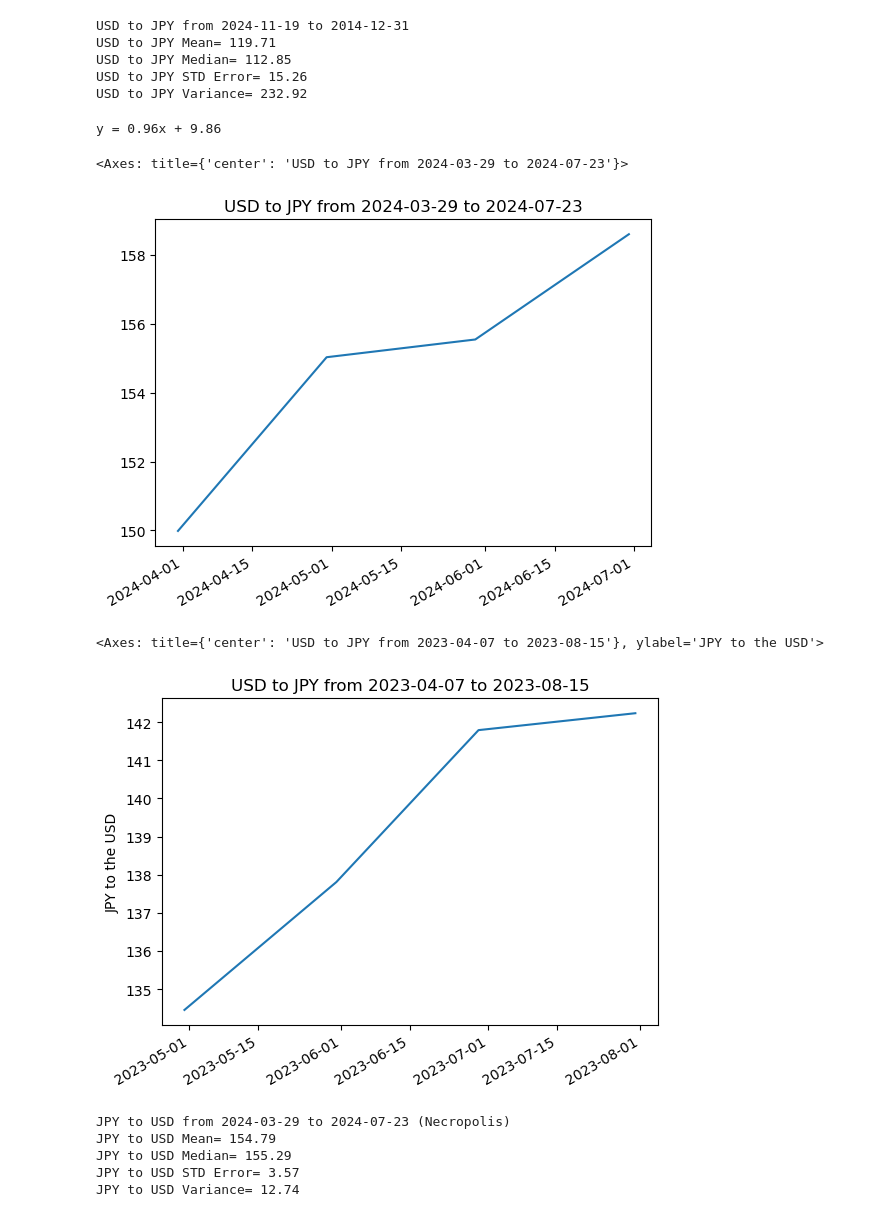
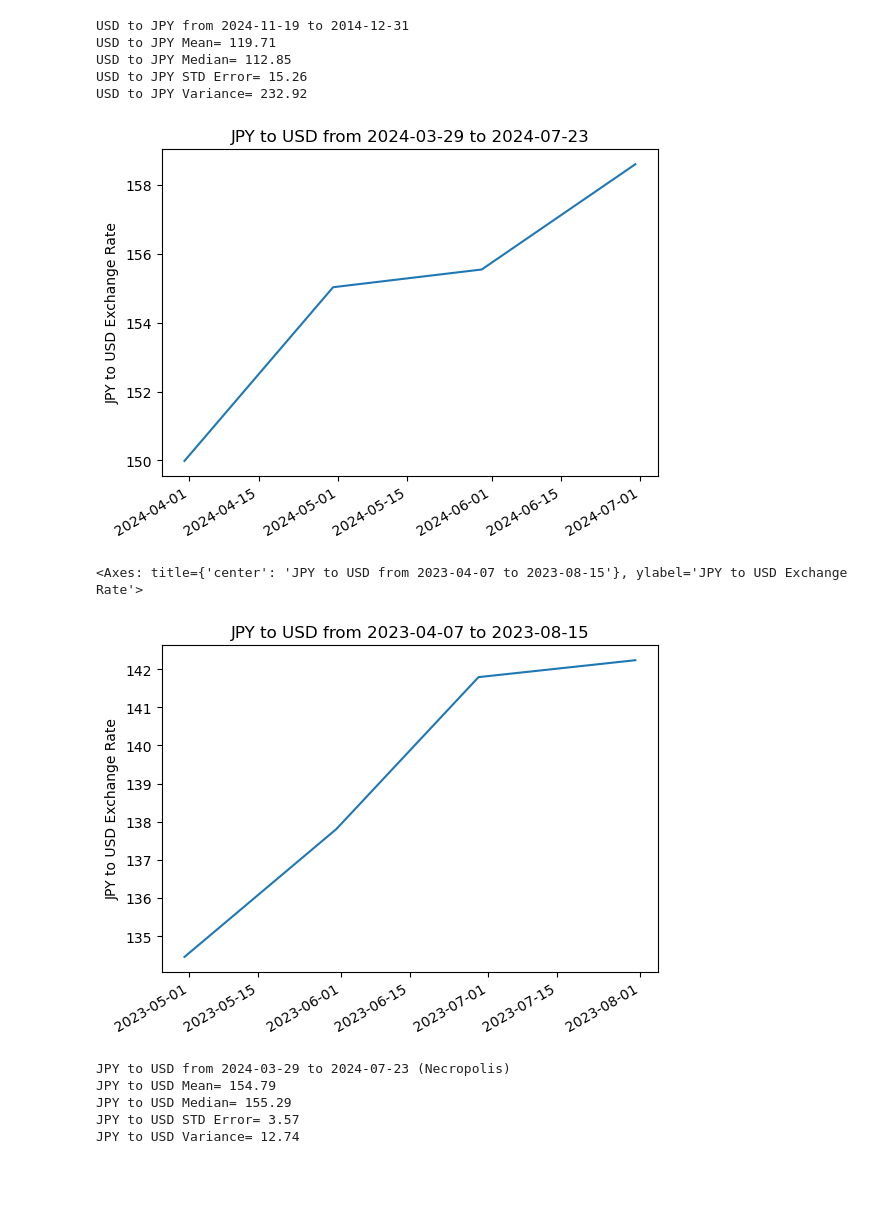
Before and after one commit to Brendan838/Path-of-Exile-Analysis, a Jupyter notebook: StockAPI.ipynb, the cells around one changed output. Cells and saved outputs as stored; diff of their text form; code cells hidden in the pictures; blank space fills up the shorter version.

```diff
--- a/StockAPI.ipynb
+++ b/StockAPI.ipynb
@@ -68,21 +68,17 @@ USD to JPY Variance= 232.92
 # %%
 # Make df for Necropolis League
 nec_start = pd.to_datetime("2024-03-29")
 nec_end = pd.to_datetime("2024-07-23")
 nec_time = clean_df[(clean_df.index <= nec_end) & (clean_df.index >= nec_start)]
 nec_time_daily = nec_time["Daily Average"]
 
 # Linear Regression for Necropolis League USD->JPY
-(slope, intercept, rvalue, pvalue, stderr) = linregress(nec_time["Open"], nec_time["Close"])
-nec_line_eq = f"y = {round(slope, 2)}x + {round(intercept, 2)}"
-print(nec_line_eq)
 nec_start_date = nec_start.date()
 nec_end_date = nec_end.date()
-nec_time_daily.plot(use_index=True, title= f"USD to JPY from {nec_start_date} to {nec_end_date}")
+nec_time_daily.plot(use_index=True, ylabel="JPY to USD Exchange Rate" , title= f"JPY to USD from {nec_start_date} to {nec_end_date}")
+plt.savefig("JPYtoUSDNecLine.jpg")
 # %% [output]
-y = 0.96x + 9.86
-<Axes: title={'center': 'USD to JPY from 2024-03-29 to 2024-07-23'}>
-[figure, old version]
+[figure, new version]
 # %%
 # Make df for Crucible League
 cru_start = pd.to_datetime("2023-04-07")
@@ -93,10 +89,10 @@ cru_time_daily = cru_time["Daily Average"]
 # Plot Crucible League USD->JPY
 cru_end_date = cru_end.date()
 cru_start_date = cru_start.date()
-cru_time_daily.plot(use_index=True, title= f"USD to JPY from {cru_start_date} to {cru_end_date}", ylabel= "JPY to the USD")
+cru_time_daily.plot(use_index=True, title= f"JPY to USD from {cru_start_date} to {cru_end_date}", ylabel= "JPY to USD Exchange Rate")
 # %% [output]
-<Axes: title={'center': 'USD to JPY from 2023-04-07 to 2023-08-15'}, ylabel='JPY to the USD'>
+<Axes: title={'center': 'JPY to USD from 2023-04-07 to 2023-08-15'}, ylabel='JPY to USD Exchange Rate'>
-[figure, old version]
+[figure, new version]
 # %%
 # Necropolis timeframe statistics
 nec_mean = nec_time_daily.mean()
```
Also changed, not shown: parts of 6 cells of this notebook, 2 other files.
